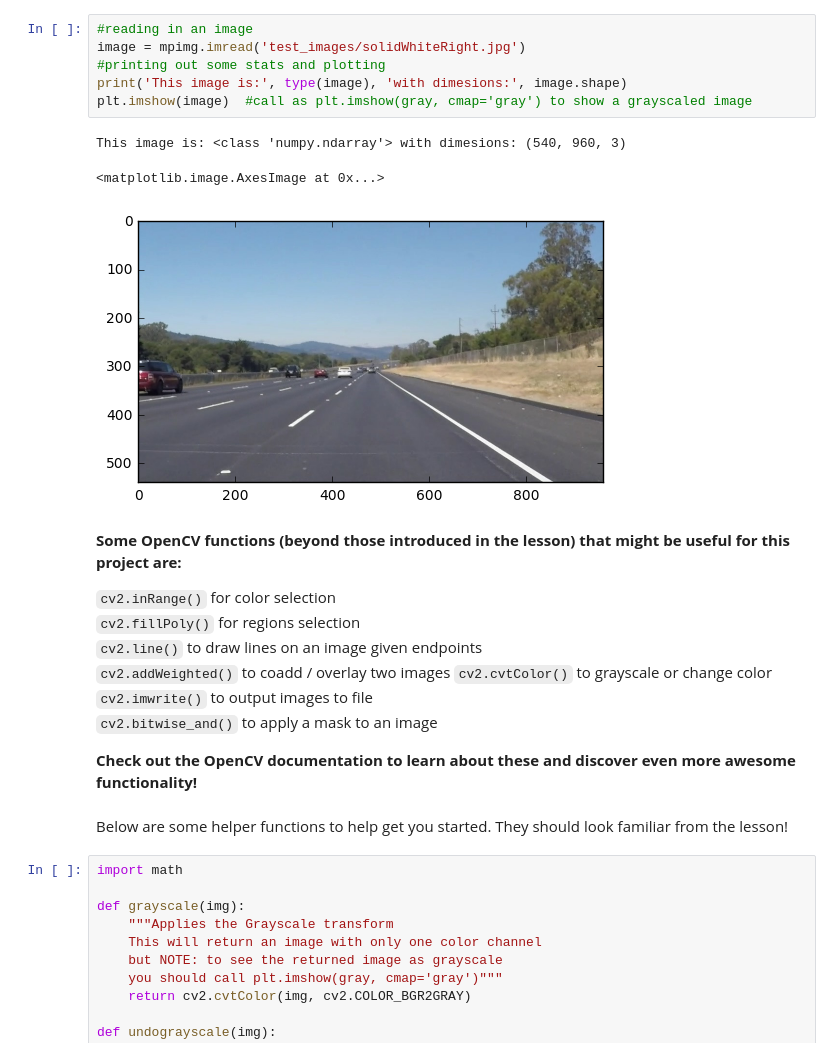
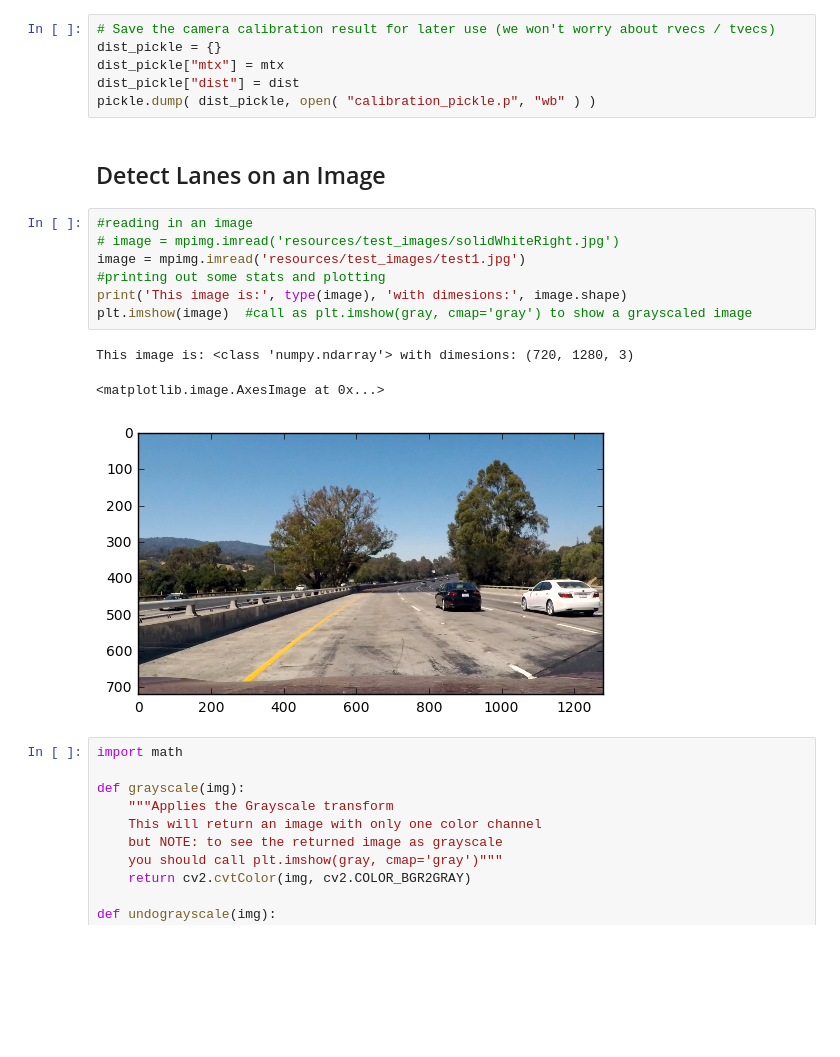
Before and after one commit to ckirksey3/lane-detection-with-opencv, a Jupyter notebook: P1.ipynb, the cells around one changed output. Saved outputs shown, nothing was run; the diff lists cells and outputs as text; blank space fills up the shorter version.

Commit message:
adjust for advanced project, calibrate camera

```diff
--- a/P1.ipynb
+++ b/P1.ipynb
@@ -41,27 +74,22 @@ import cv2
+# %%
+# Save the camera calibration result for later use (we won't worry about rvecs / tvecs)
+dist_pickle = {}
+dist_pickle["mtx"] = mtx
+dist_pickle["dist"] = dist
+pickle.dump( dist_pickle, open( "calibration_pickle.p", "wb" ) )
+# %% [markdown]
+## Detect Lanes on an Image
 # %%
 #reading in an image
-image = mpimg.imread('test_images/solidWhiteRight.jpg')
+# image = mpimg.imread('resources/test_images/solidWhiteRight.jpg')
+image = mpimg.imread('resources/test_images/test1.jpg')
 #printing out some stats and plotting
 print('This image is:', type(image), 'with dimesions:', image.shape)
 plt.imshow(image)  #call as plt.imshow(gray, cmap='gray') to show a grayscaled image
 # %% [output]
-This image is: <class 'numpy.ndarray'> with dimesions: (540, 960, 3)
+This image is: <class 'numpy.ndarray'> with dimesions: (720, 1280, 3)
 <matplotlib.image.AxesImage at 0x...>
-[figure, old version]
+[figure, new version]
-# %% [markdown]
-**Some OpenCV functions (beyond those introduced in the lesson) that might be useful for this project are:**
-
-`cv2.inRange()` for color selection
-`cv2.fillPoly()` for regions selection
-`cv2.line()` to draw lines on an image given endpoints
-`cv2.addWeighted()` to coadd / overlay two images
-`cv2.cvtColor()` to grayscale or change color
-`cv2.imwrite()` to output images to file
-`cv2.bitwise_and()` to apply a mask to an image
-
-**Check out the OpenCV documentation to learn about these and discover even more awesome functionality!**
-# %% [markdown]
-Below are some helper functions to help get you started. They should look familiar from the lesson!
 # %%
 import math
 
```
Also changed, not shown: parts of 10 cells of this notebook, 35 other files.
